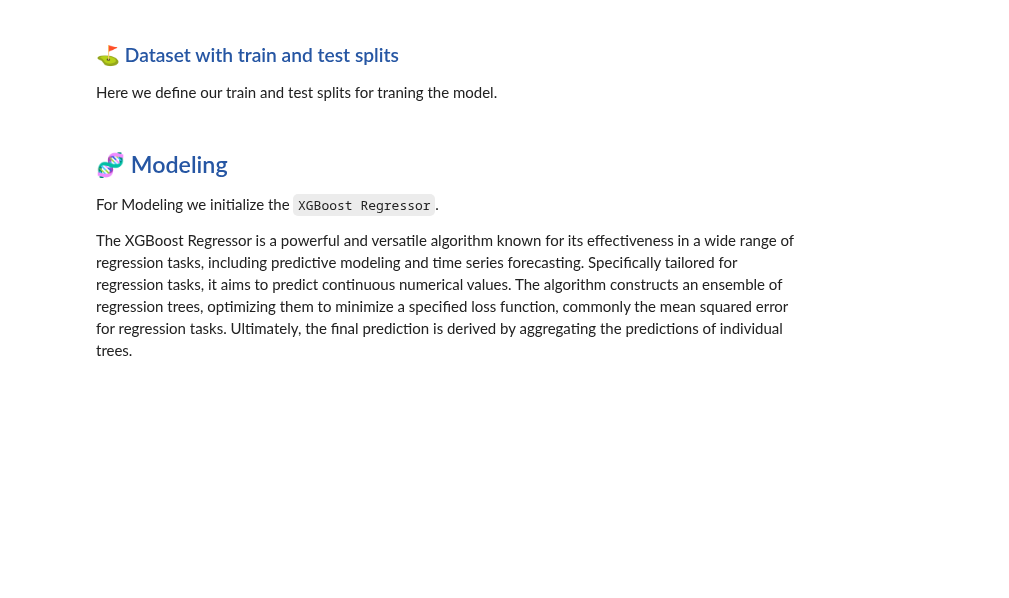
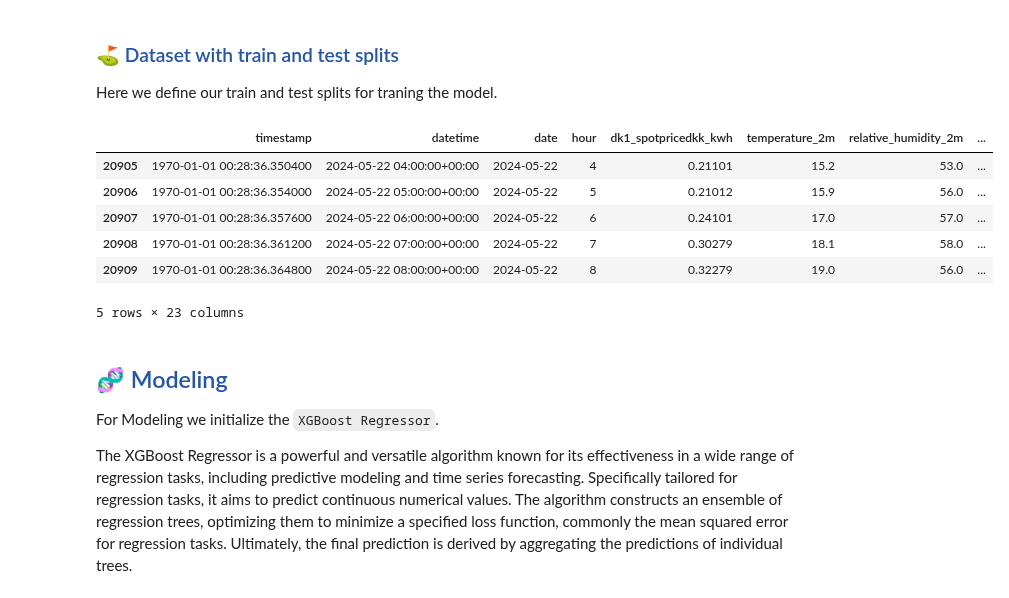
Before and after one commit to Benj3037/bds_m7_second-semester-project, a Jupyter notebook: pipeline/3_1_training_pipeline_xgboost.ipynb, the cells around one changed output. Saved outputs shown, nothing was run; the diff lists cells and outputs as text; code cells hidden in the pictures; blank space fills up the shorter version.

```diff
--- a/pipeline/3_1_training_pipeline_xgboost.ipynb
+++ b/pipeline/3_1_training_pipeline_xgboost.ipynb
@@ -325,6 +334,16 @@ fourier_data
 ### <span style="color:#2656a3;"> ⛳️ Dataset with train and test splits</span>
 
 Here we define our train and test splits for traning the model.
+# %%
+rolled_data.tail()
+# %% [output]
+|  | timestamp | datetime | date | hour | dk1_spotpricedkk_kwh | temperature_2m | relative_humidity_2m | ... |
+| 20905 | 1970-01-01 00:28:36.350400 | 2024-05-22 04:00:00+00:00 | 2024-05-22 | 4 | 0.21101 | 15.2 | 53.0 | ... |
+| 20906 | 1970-01-01 00:28:36.354000 | 2024-05-22 05:00:00+00:00 | 2024-05-22 | 5 | 0.21012 | 15.9 | 56.0 | ... |
+| 20907 | 1970-01-01 00:28:36.357600 | 2024-05-22 06:00:00+00:00 | 2024-05-22 | 6 | 0.24101 | 17.0 | 57.0 | ... |
+| 20908 | 1970-01-01 00:28:36.361200 | 2024-05-22 07:00:00+00:00 | 2024-05-22 | 7 | 0.30279 | 18.1 | 58.0 | ... |
+| 20909 | 1970-01-01 00:28:36.364800 | 2024-05-22 08:00:00+00:00 | 2024-05-22 | 8 | 0.32279 | 19.0 | 56.0 | ... |
+5 rows × 23 columns
 # %%
 lagged_data = lagged_data.drop(['timestamp', 'datetime', 'date'], axis=1)
 rolled_data = rolled_data.drop(['timestamp', 'datetime', 'date'], axis=1)
```
Also changed, not shown: parts of 24 cells of this notebook, 1 other file.
